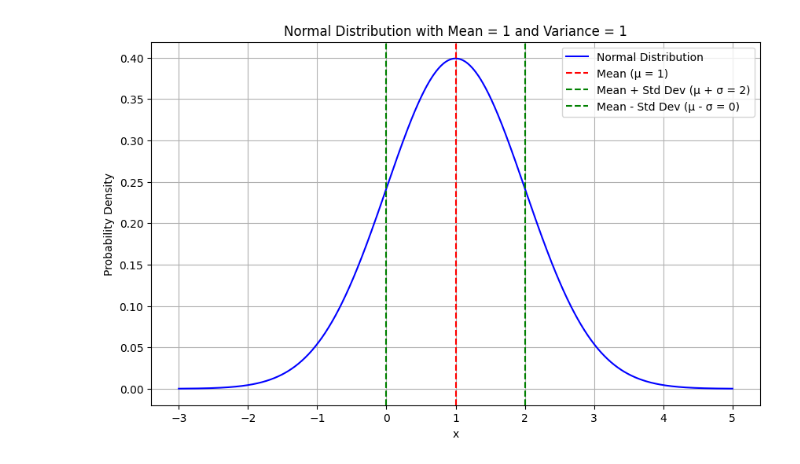
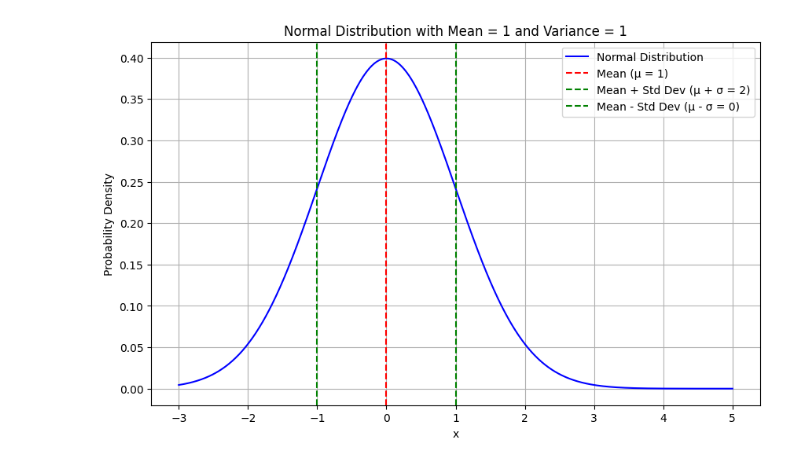
Before and after one commit to poorna1995/gptarchitecture, a Jupyter notebook: mean.ipynb, the cells around one changed output. Cells and saved outputs as stored; diff of their text form; code cells hidden in the pictures.

```diff
--- a/mean.ipynb
+++ b/mean.ipynb
@@ -1,32 +1,32 @@
 # %%
 import numpy as np
 import matplotlib.pyplot as plt
 import scipy.stats as stats
 
 # Parameters for the normal distribution
-mu = 1      # Mean
+mu = 0      # Mean
 sigma = 1   # Standard deviation (sqrt of variance)
 
 # Generate x values
 x = np.linspace(-3, 5, 1000)
 
 # Generate the probability density function (PDF)
 pdf = stats.norm.pdf(x, mu, sigma)
 
 # Plotting
 plt.figure(figsize=(10, 6))
 plt.plot(x, pdf, label='Normal Distribution', color='blue')
 plt.title('Normal Distribution with Mean = 1 and Variance = 1')
 plt.xlabel('x')
 plt.ylabel('Probability Density')
 plt.axvline(mu, color='red', linestyle='--', label='Mean (μ = 1)')
 plt.axvline(mu + sigma, color='green', linestyle='--', label='Mean + Std Dev (μ + σ = 2)')
 plt.axvline(mu - sigma, color='green', linestyle='--', label='Mean - Std Dev (μ - σ = 0)')
 plt.legend()
 plt.grid()
 plt.show()
 # %% [output]
-[figure, old version]
+[figure, new version]
 # %%
 import numpy as np
 import matplotlib.pyplot as plt
```
Also changed, not shown: parts of 6 cells of this notebook, 1 other file.
